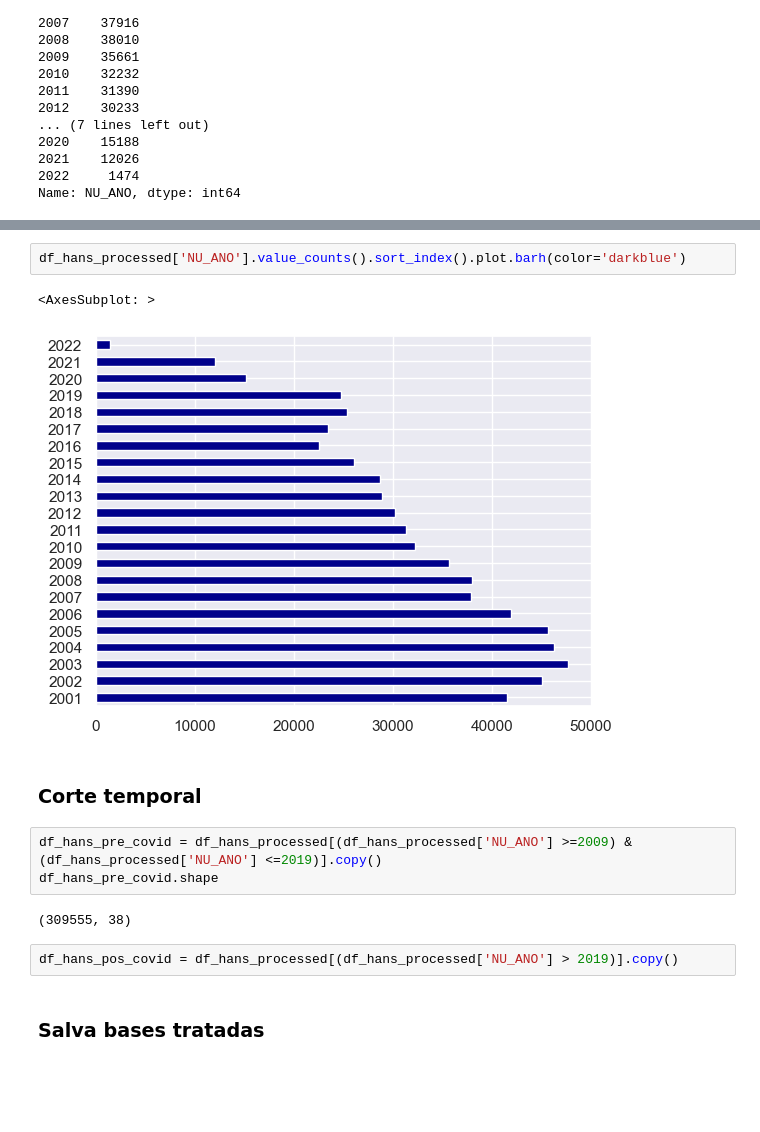
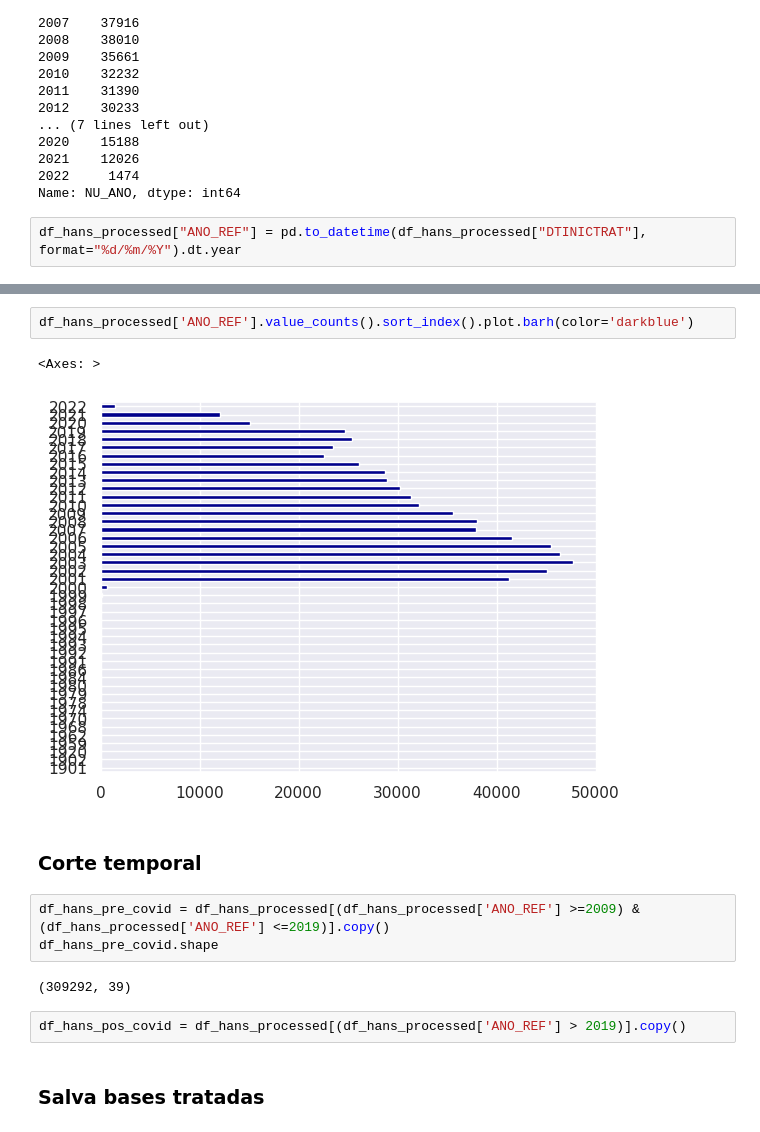
Before and after one commit to datasci4health/projects2023, a Jupyter notebook: hans_project/notebooks/eploracao_base_hans.ipynb, the cells around one changed output, grey strips where cells are left out. Drawn from its saved outputs; the diff is of its cells as text; blank space fills up the shorter version.

```diff
--- a/hans_project/notebooks/eploracao_base_hans.ipynb
+++ b/hans_project/notebooks/eploracao_base_hans.ipynb
@@ -178,3 +178,5 @@ df_hans_processed['NU_ANO'].value_counts().sort_index()
 2021    12026
 2022     1474
 Name: NU_ANO, dtype: int64
+# %%
+df_hans_processed["ANO_REF"] = pd.to_datetime(df_hans_processed["DTINICTRAT"], format="%d/%m/%Y").dt.year
@@ -181,17 +189,17 @@ Name: NU_ANO, dtype: int64
 # %%
-df_hans_processed['NU_ANO'].value_counts().sort_index().plot.barh(color='darkblue')
+df_hans_processed['ANO_REF'].value_counts().sort_index().plot.barh(color='darkblue')
 # %% [output]
-<AxesSubplot: >
+<Axes: >
-[figure, old version]
+[figure, new version]
 # %% [markdown]
 ### Corte temporal
 # %%
-df_hans_pre_covid = df_hans_processed[(df_hans_processed['NU_ANO'] >=2009) & (df_hans_processed['NU_ANO'] <=2019)].copy()
+df_hans_pre_covid = df_hans_processed[(df_hans_processed['ANO_REF'] >=2009) & (df_hans_processed['ANO_REF'] <=2019)].copy()
 df_hans_pre_covid.shape
 # %% [output]
-(309555, 38)
+(309292, 39)
 # %%
-df_hans_pos_covid = df_hans_processed[(df_hans_processed['NU_ANO'] > 2019)].copy()
+df_hans_pos_covid = df_hans_processed[(df_hans_processed['ANO_REF'] > 2019)].copy()
 # %% [markdown]
 ### Salva bases tratadas
 # %%
```
Also changed, not shown: parts of 1 cell of this notebook, 44 other files.
